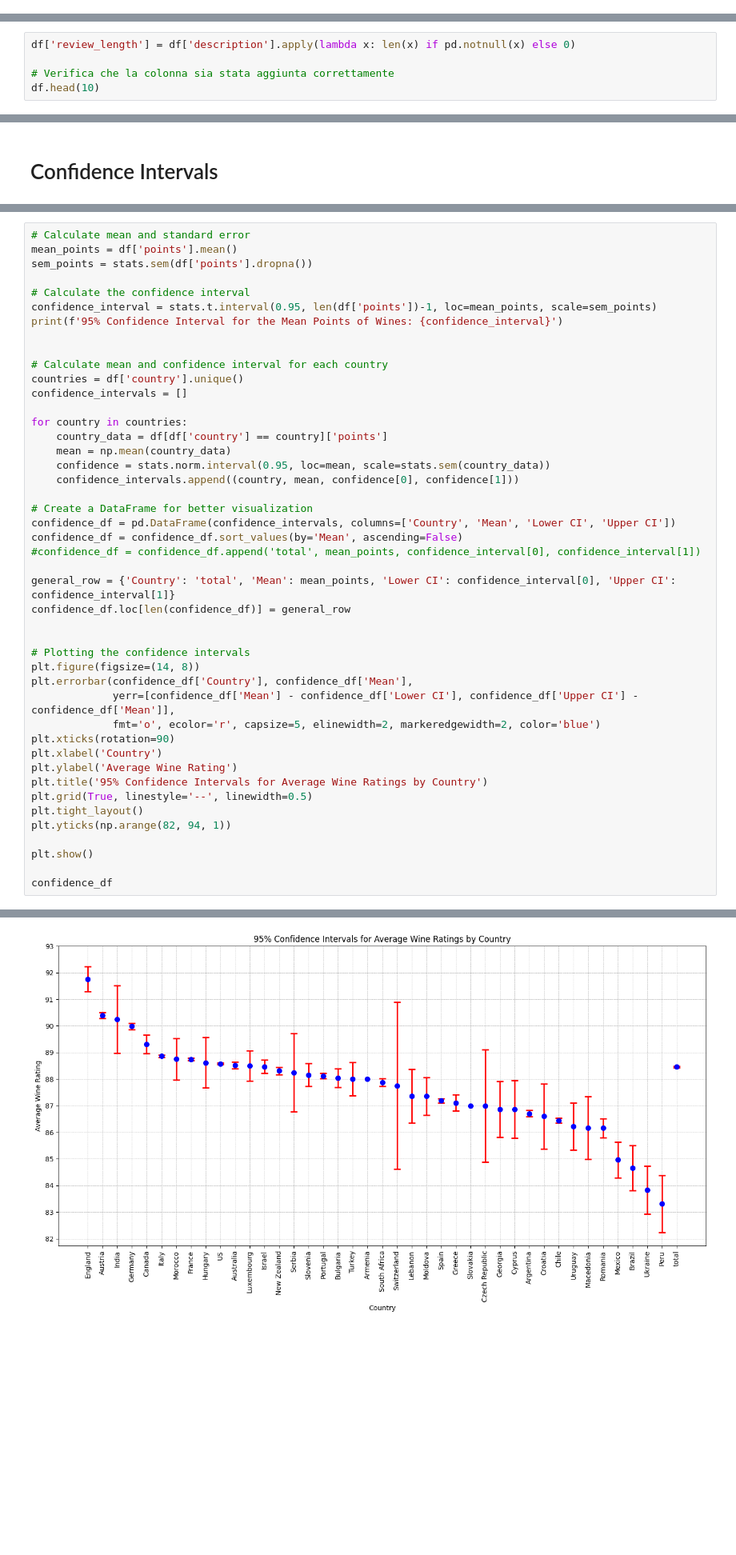
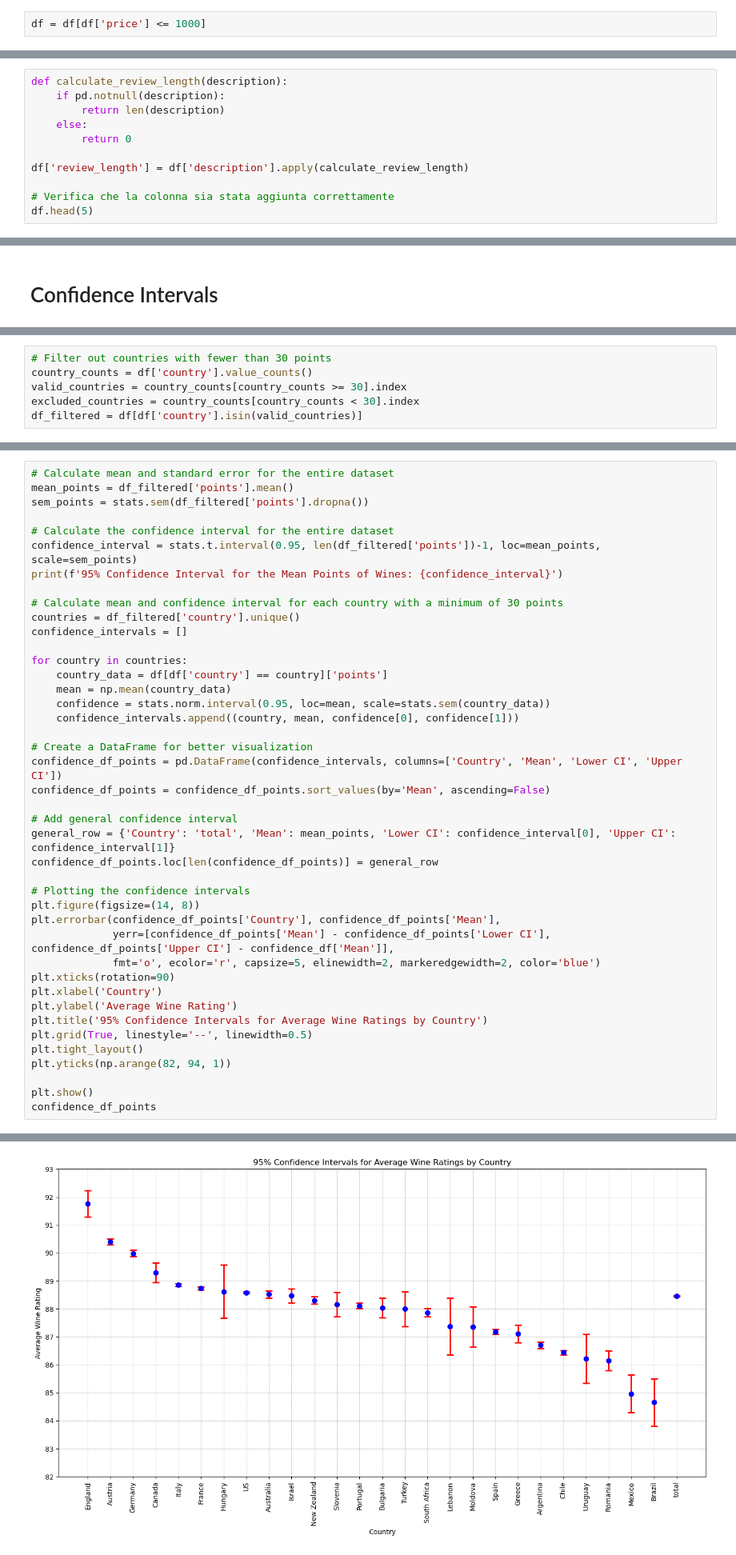
Before and after one commit to Supsi-Collaborative-Projects/wine-analysis, a Jupyter notebook: analysis.ipynb, the cells around one changed output, grey strips where cells are left out. Shown at 80% size. Drawn from its saved outputs; the diff is of its cells as text; blank space fills up the shorter version.

```diff
--- a/analysis.ipynb
+++ b/analysis.ipynb
@@ -286,3 +392,5 @@ Proportion of outliers: 6.16%
+# %%
+df = df[df['price'] <= 1000]
 # %% [markdown]
 # Preprocessing
 # %% [markdown]
@@ -412,10 +506,16 @@ df
 # %% [markdown]
 The length of the wine description might correlate with the wine rating, so we create a new variable to capture this information.
 # %%
-df['review_length'] = df['description'].apply(lambda x: len(x) if pd.notnull(x) else 0)
+def calculate_review_length(description):
+    if pd.notnull(description):
+        return len(description)
+    else:
+        return 0
+
+df['review_length'] = df['description'].apply(calculate_review_length)
 
 # Verifica che la colonna sia stata aggiunta correttamente
-df.head(10)
+df.head(5)
 # %% [output]
 |  | country | description | designation | points | price | province | region_1 | region_2 | title | variety | ... |
 | 1 | Portugal | This is ripe and fruity, a wine t... | Avidagos | 87 | 15.0 | Douro | Not-available | Not-available | Quinta dos Avidagos 2011 Avidagos... | Portuguese Red | ... |
@@ -830 +993,7 @@ print(f"95% confidence interval for the Pearson correlation coefficient: ({ci_lo
+# %%
+# Filter out countries with fewer than 30 points
+country_counts = df['country'].value_counts()
+valid_countries = country_counts[country_counts >= 30].index
+excluded_countries = country_counts[country_counts < 30].index
+df_filtered = df[df['country'].isin(valid_countries)]
 # %% [markdown]
@@ -832,15 +1001,14 @@ print(f"95% confidence interval for the Pearson correlation coefficient: ({ci_lo
 # %%
-# Calculate mean and standard error
-mean_points = df['points'].mean()
-sem_points = stats.sem(df['points'].dropna())
+# Calculate mean and standard error for the entire dataset
+mean_points = df_filtered['points'].mean()
+sem_points = stats.sem(df_filtered['points'].dropna())
 
-# Calculate the confidence interval
-confidence_interval = stats.t.interval(0.95, len(df['points'])-1, loc=mean_points, scale=sem_points)
+# Calculate the confidence interval for the entire dataset
+confidence_interval = stats.t.interval(0.95, len(df_filtered['points'])-1, loc=mean_points, scale=sem_points)
 print(f'95% Confidence Interval for the Mean Points of Wines: {confidence_interval}')
 
-
-# Calculate mean and confidence interval for each country
-countries = df['country'].unique()
+# Calculate mean and confidence interval for each country with a minimum of 30 points
+countries = df_filtered['country'].unique()
 confidence_intervals = []
 
 for country in countries:
@@ -850,18 +1018,17 @@ for country in countries:
     confidence_intervals.append((country, mean, confidence[0], confidence[1]))
 
 # Create a DataFrame for better visualization
-confidence_df = pd.DataFrame(confidence_intervals, columns=['Country', 'Mean', 'Lower CI', 'Upper CI'])
-confidence_df = confidence_df.sort_values(by='Mean', ascending=False)
-#confidence_df = confidence_df.append('total', mean_points, confidence_interval[0], confidence_interval[1])
+confidence_df_points = pd.DataFrame(confidence_intervals, columns=['Country', 'Mean', 'Lower CI', 'Upper CI'])
+confidence_df_points = confidence_df_points.sort_values(by='Mean', ascending=False)
 
+# Add general confidence interval
 general_row = {'Country': 'total', 'Mean': mean_points, 'Lower CI': confidence_interval[0], 'Upper CI': confidence_interval[1]}
-confidence_df.loc[len(confidence_df)] = general_row
-
+confidence_df_points.loc[len(confidence_df_points)] = general_row
 
 # Plotting the confidence intervals
 plt.figure(figsize=(14, 8))
-plt.errorbar(confidence_df['Country'], confidence_df['Mean'],
-             yerr=[confidence_df['Mean'] - confidence_df['Lower CI'], confidence_df['Upper CI'] - confidence_df['Mean']],
+plt.errorbar(confidence_df_points['Country'], confidence_df_points['Mean'],
+             yerr=[confidence_df_points['Mean'] - confidence_df_points['Lower CI'], confidence_df_points['Upper CI'] - confidence_df['Mean']],
              fmt='o', ecolor='r', capsize=5, elinewidth=2, markeredgewidth=2, color='blue')
 plt.xticks(rotation=90)
 plt.xlabel('Country')
@@ -872,6 +1039,5 @@ plt.tight_layout()
 plt.yticks(np.arange(82, 94, 1))
 
 plt.show()
-
-confidence_df
+confidence_df_points
 # %% [output]
@@ -879,2 +1045,2 @@ confidence_df
-[figure, old version]
+[figure, new version]
 |  | Country | Mean | Lower CI | Upper CI |
```
Also changed, not shown: parts of 43 cells of this notebook.
